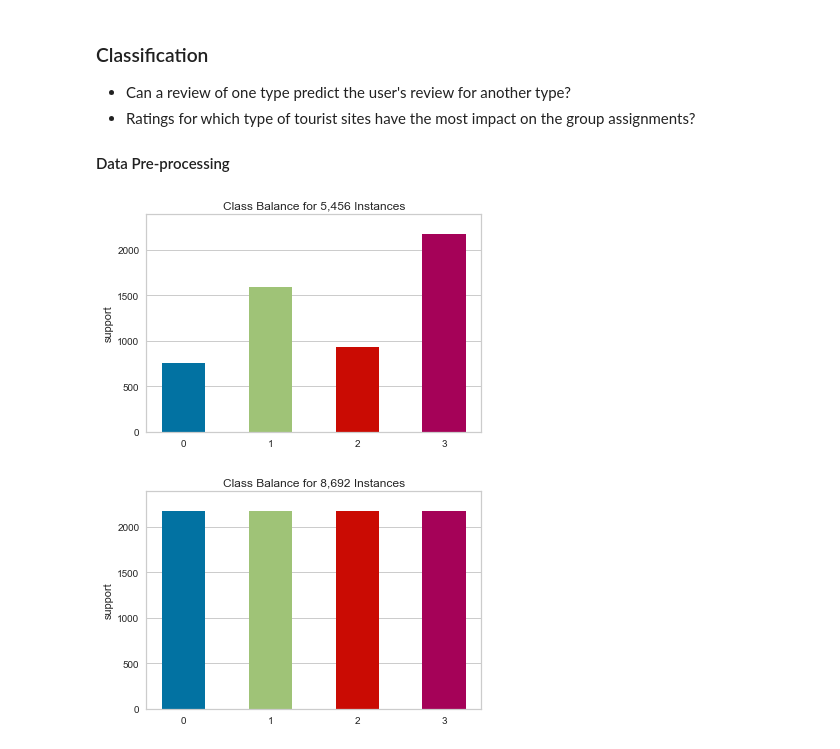
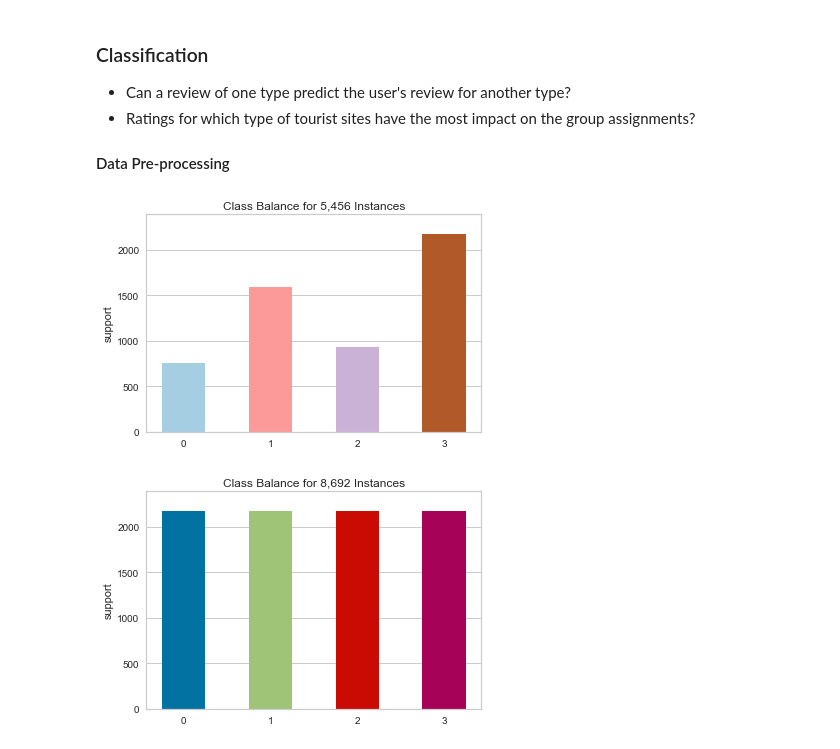
Before and after one commit to sharonk515/Europe_travel_reviews, a Jupyter notebook: travel.ipynb, the cells around one changed output. Cells and saved outputs as stored; diff of their text form; code cells hidden in the pictures.

```diff
--- a/travel.ipynb
+++ b/travel.ipynb
@@ -308,17 +325,17 @@ y = reviews['Predictions']
 # %%
 # define classes from the labels created from clustering
 classes = [0, 1, 2, 3]
 
 # observe the number of values for each class
-class_balance = ClassBalance(labels=classes)
+class_balance = ClassBalance(labels=classes, colormap='Paired')
 
 # fit the Class Balance to the target value
 class_balance.fit(y)
 
 # finalize and render the figure
 class_balance.show(outpath='Images/class_balance.png');
 # %% [output]
-[figure, old version]
+[figure, new version]
 # %%
 # apply oversampling method to balance the classes
 smote = SMOTE(random_state=220)
```
Also changed, not shown: parts of 9 cells of this notebook, 6 other files.
